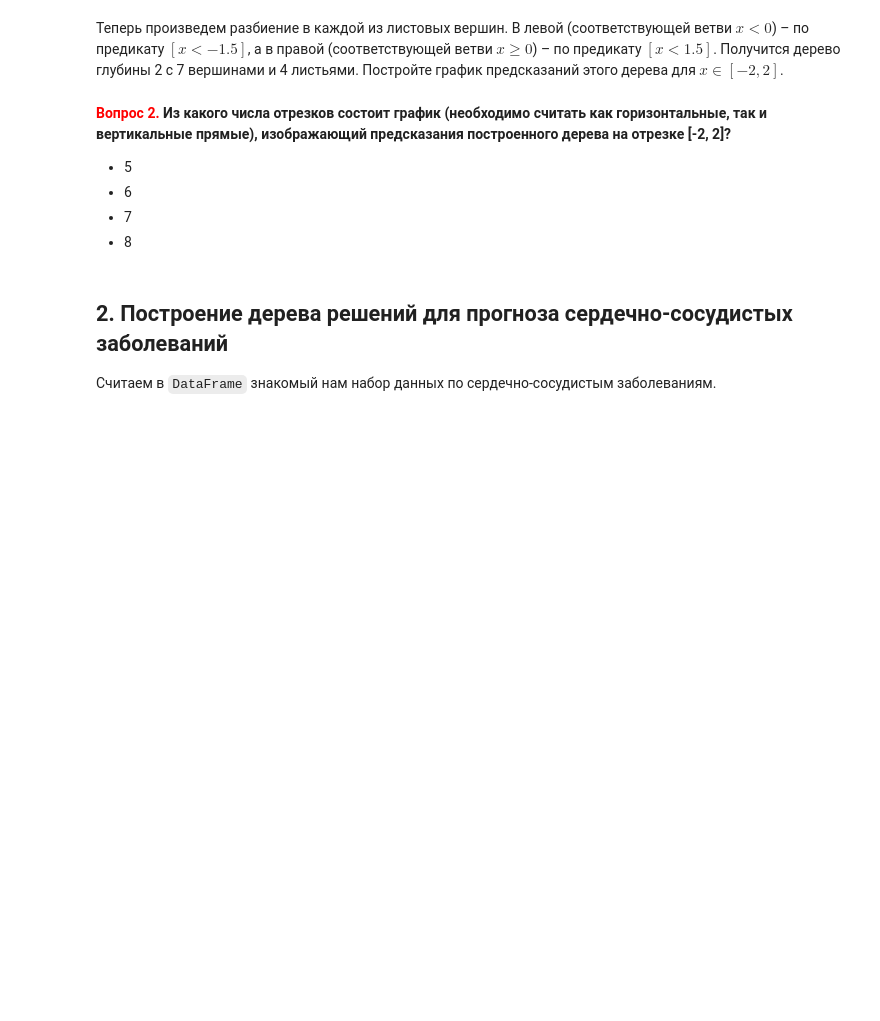
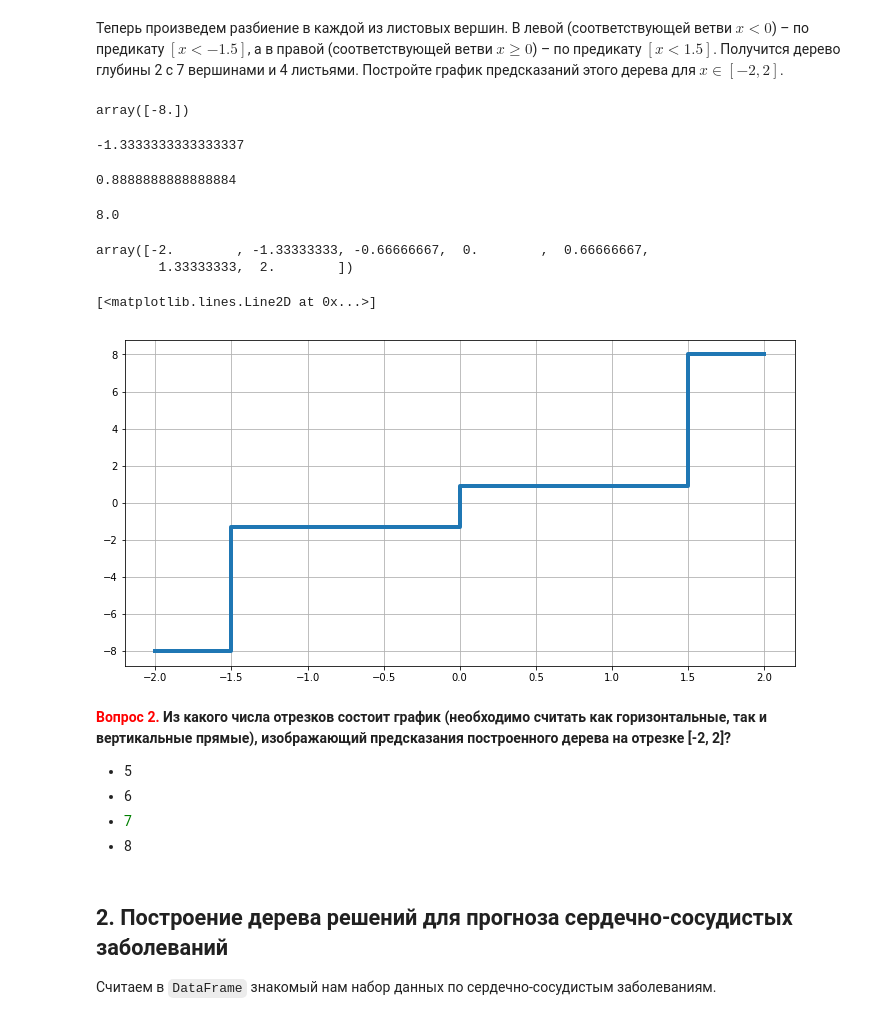
Before and after one commit to vlavrik/mlcourse_open, a Jupyter notebook: jupyter_russian/homeworks/hw3_session3_decision_trees.ipynb, the cells around one changed output. Saved outputs shown, nothing was run; the diff lists cells and outputs as text; code cells hidden in the pictures; blank space fills up the shorter version.

```diff
--- a/jupyter_russian/homeworks/hw3_session3_decision_trees.ipynb
+++ b/jupyter_russian/homeworks/hw3_session3_decision_trees.ipynb
@@ -95,8 +103,39 @@ def regression_var_criterion(X, y, t):
+# %%
+y[X<-1.5]
+# %% [output]
+array([-8.])
+# %%
+np.mean(y[(X>=-1.5) & (X < 0)])
+# %% [output]
+-1.3333333333333337
+# %%
+np.mean(y[(X>=0) & (X < 1.5)])
+# %% [output]
+0.8888888888888884
+# %%
+np.mean(y[X>=1.5])
+# %% [output]
+8.0
+# %%
+X
+# %% [output]
+array([-2.        , -1.33333333, -0.66666667,  0.        ,  0.66666667,
+        1.33333333,  2.        ])
+# %%
+XX = [-2,-1.5,0,1.5,2]
+predictions = [-8,-8,-1.333,0.888,8 ]
+# %%
+plt.figure(figsize=(12,6))
+plt.grid()
+plt.step(XX, predictions, lw=4)
+# %% [output]
+[<matplotlib.lines.Line2D at 0x...>]
+[figure, added]
 # %% [markdown]
 **<font color='red'>Вопрос 2.</font> Из какого числа отрезков состоит график (необходимо считать как горизонтальные, так и вертикальные прямые), изображающий предсказания построенного дерева на отрезке [-2, 2]?**
 - 5
 - 6
-- 7
+- <font color = 'green'>7 </font>
 - 8
 # %% [markdown]
 ## 2. Построение дерева решений для прогноза сердечно-сосудистых заболеваний
```
Also changed, not shown: parts of 54 cells of this notebook, 4 other files.
